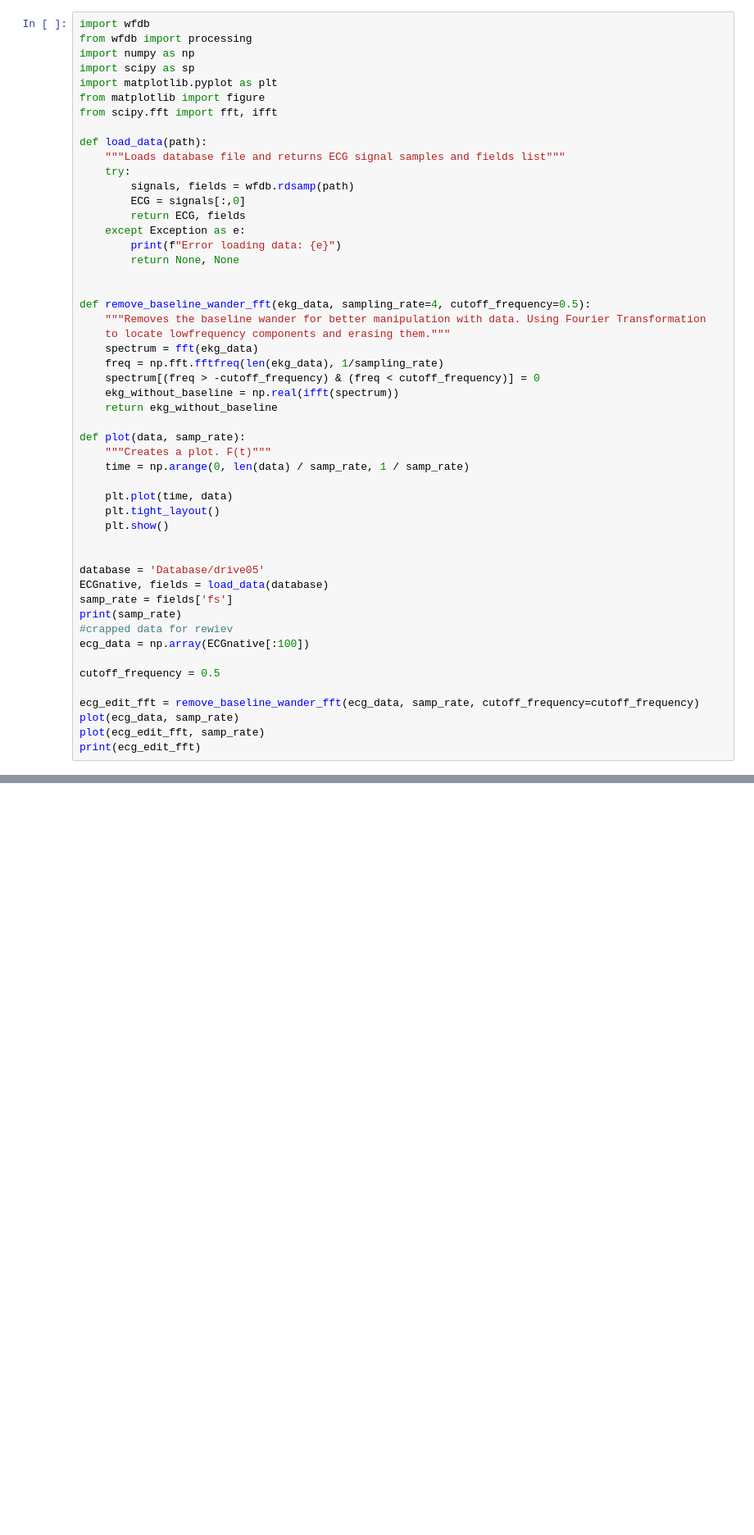
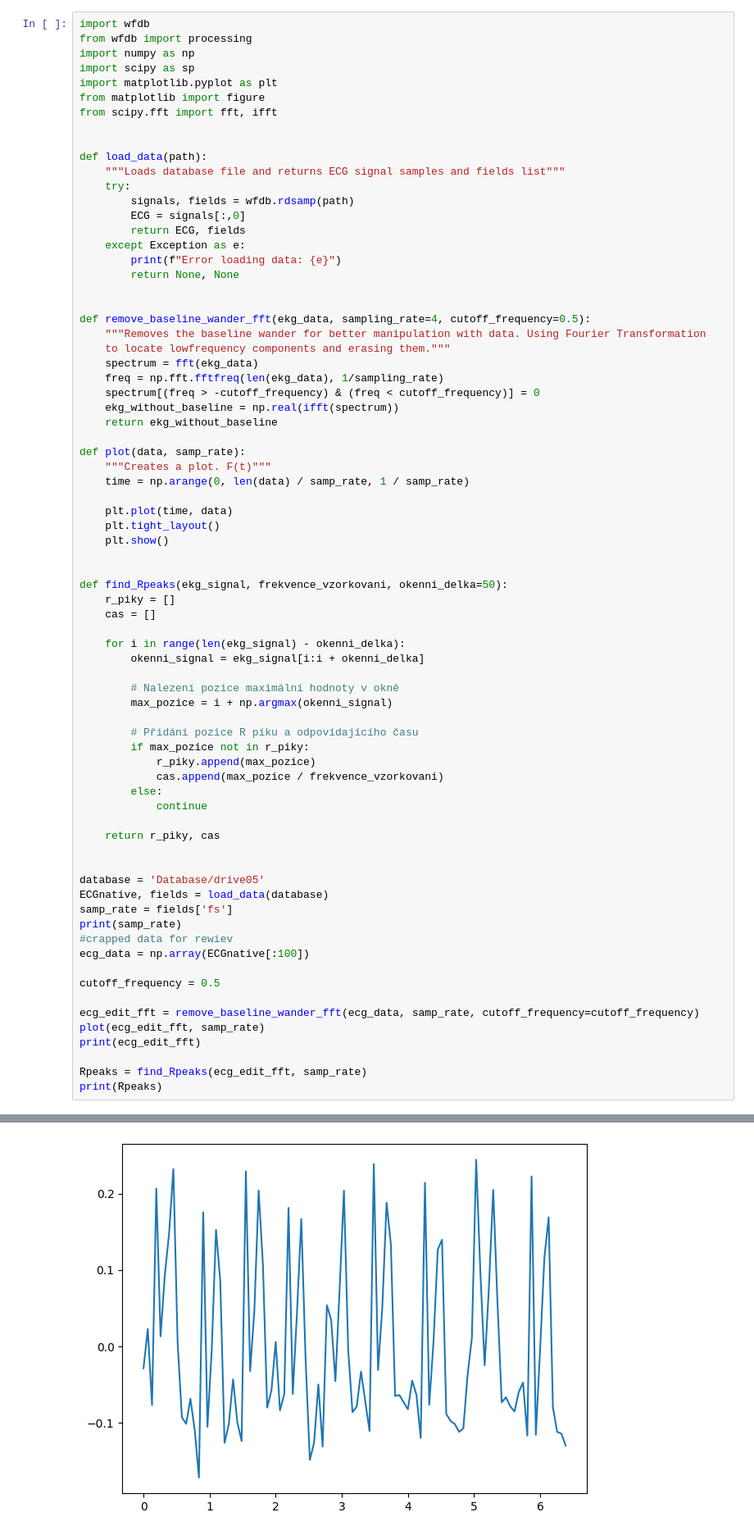
Before and after one commit to Bumross/PZS-sem1, a Jupyter notebook: Code.ipynb, the cells around one changed output, grey strips where cells are left out. Shown at 82% size. Saved outputs shown, nothing was run; the diff lists cells and outputs as text; blank space fills up the shorter version.

Commit message:
rpeaks finder v.alpha

```diff
--- a/Code.ipynb
+++ b/Code.ipynb
@@ -6,6 +6,7 @@ import scipy as sp
 import matplotlib.pyplot as plt
 from matplotlib import figure
 from scipy.fft import fft, ifft
+
 
 def load_data(path):
     """Loads database file and returns ECG signal samples and fields list"""
@@ -36,6 +37,26 @@ def plot(data, samp_rate):
     plt.show()
 
 
+def find_Rpeaks(ekg_signal, frekvence_vzorkovani, okenni_delka=50):
+    r_piky = []
+    cas = []
+
+    for i in range(len(ekg_signal) - okenni_delka):
+        okenni_signal = ekg_signal[i:i + okenni_delka]
+
+        # Nalezení pozice maximální hodnoty v okně
+        max_pozice = i + np.argmax(okenni_signal)
+
+        # Přidání pozice R píku a odpovídajícího času
+        if max_pozice not in r_piky:
+            r_piky.append(max_pozice)
+            cas.append(max_pozice / frekvence_vzorkovani)
+        else:
+            continue
+
+    return r_piky, cas
+
+
 database = 'Database/drive05'
 ECGnative, fields = load_data(database)
 samp_rate = fields['fs']
@@ -46,7 +67,9 @@ ecg_data = np.array(ECGnative[:100])
 cutoff_frequency = 0.5
 
 ecg_edit_fft = remove_baseline_wander_fft(ecg_data, samp_rate, cutoff_frequency=cutoff_frequency)
-plot(ecg_data, samp_rate)
 plot(ecg_edit_fft, samp_rate)
 print(ecg_edit_fft)
+
+Rpeaks = find_Rpeaks(ecg_edit_fft, samp_rate)
+print(Rpeaks)
 # %% [output]
@@ -53,0 +77 @@ ModuleNotFoundError: No module named 'wfdb'
+[figure, added]
```
Also changed, not shown: parts of 2 cells of this notebook.
